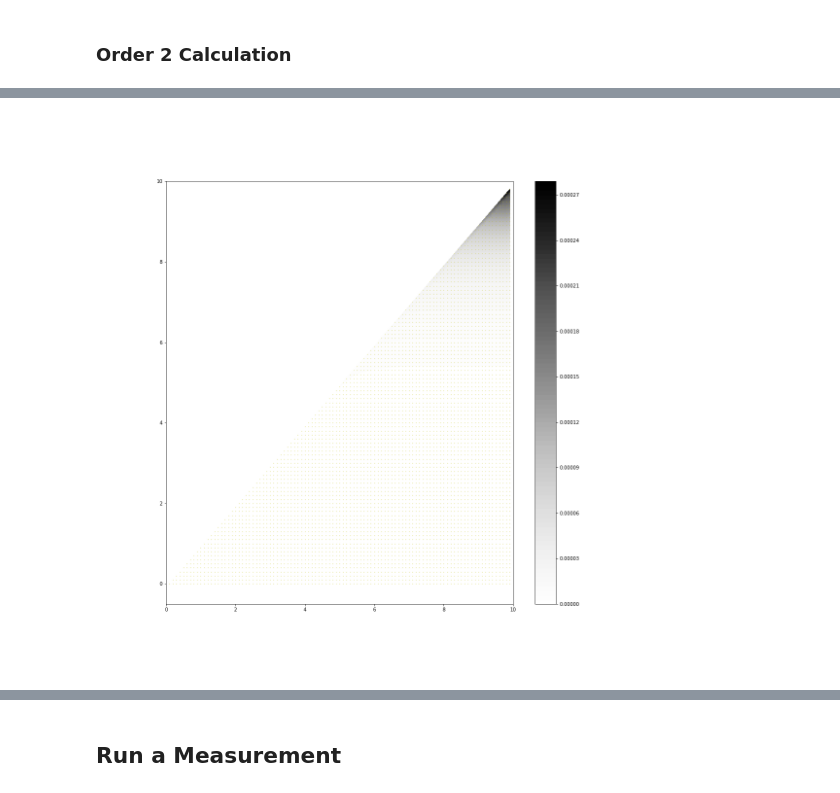
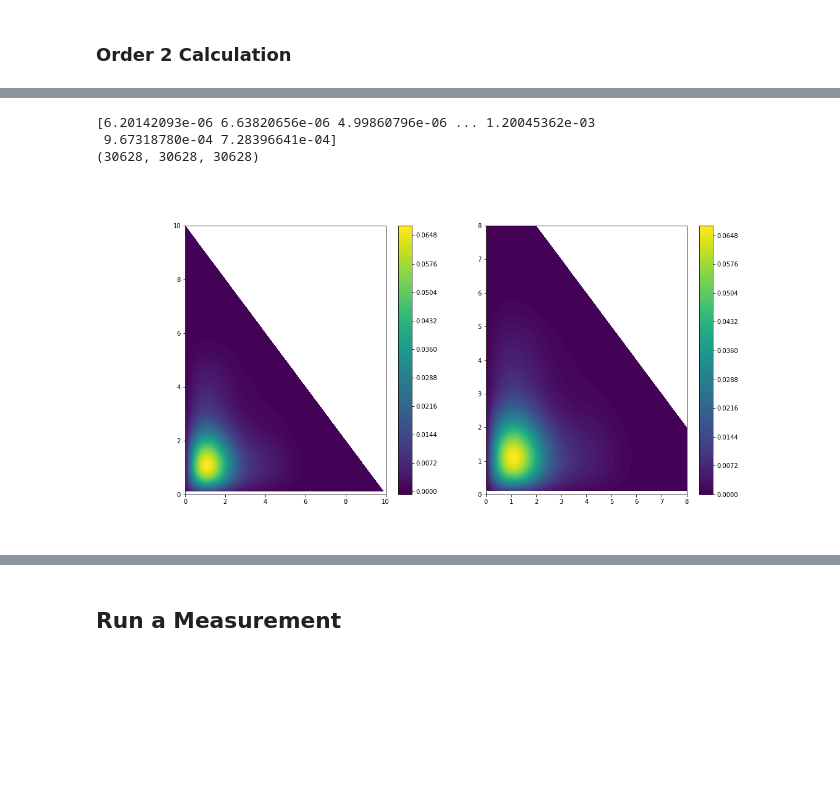
Before and after one commit to macekmar/keldy, a Jupyter notebook: notebooks/Keldy-Impurity-OneBand-Plasma.ipynb, the cells around one changed output, grey strips where cells are left out. Cells and saved outputs as stored; diff of their text form; code cells hidden in the pictures; blank space fills up the shorter version.

```diff
--- a/notebooks/Keldy-Impurity-OneBand-Plasma.ipynb
+++ b/notebooks/Keldy-Impurity-OneBand-Plasma.ipynb
@@ -115,7 +143,7 @@ operator()(keldy::impurity_oneband::gf_index_t a, keldy::impurity_oneband::gf_in
 ## Wick
 # %%
 kp_ext_1 =  k_imp.GfIndexT(10.0, 0, 0)
-kp_ext_2 =  k_imp.GfIndexT(10.0, 0, 0)
+kp_ext_2 =  k_imp.GfIndexT(10.0, 0, 1)
 
 my_integrand =  k_imp.IntegrandGT1t2Direct(g0K, kp_ext_1, kp_ext_2)
 # %% [markdown]
@@ -157,9 +190,9 @@ plt.show()
 t_max = 10.0
 
 def f1_w(t):
-    return 1e-12 + np.abs(my_integrand([10.0 - t]))
+    return 1e-12 + np.abs(my_integrand([t_max - t]))
 
-my_w = k_imp.WarperPlasmaSimpleT(f1_w, anderson_param["time_max"], 1000)
+my_w = k_imp.WarperPlasmaSimpleT(f1_w, t_max, 1000)
 # %%
 t = np.linspace(0.0,10.0,500)
 t_list = [list([t0]) for t0 in t]
@@ -183,16 +229,19 @@ plt.show()
 # # ax1.set_yscale('log')
 # plt.show()
 # %%
+u_list_p = []
 u_list = []
 v_list = []
 
-nr_sample_edge = 100
+nr_sample_edge = 250
 delta_t = t_max / nr_sample_edge
 
 for i_t1 in range(nr_sample_edge):
-    for i_t2 in range(0, i_t1):
-        u_list.append(k_imp.ui_from_vi(t_max, k_imp.vi_from_ui(t_max, [delta_t * i_t1, delta_t * i_t2])))
+    for i_t2 in range(i_t1 - 2):
+        u_list_p.append(k_imp.ui_from_vi(t_max, k_imp.vi_from_ui(t_max, [delta_t * i_t1, delta_t * i_t2])))
         v_list.append(k_imp.vi_from_ui(t_max, [delta_t * i_t1, delta_t * i_t2]))
+        u_list.append([delta_t * i_t1, delta_t * i_t2])
+
 
 g_order2   = np.array(map(my_integrand, u_list))
 g_order2_w = np.array(map(my_w.evaluate_warping_function, u_list))
@@ -221,33 +288,58 @@ plt.show()
 # %%
 # # plt.plot(t_list, g_order2.real, marker='o', markersize=3)
 
 # X, Y = np.meshgrid(, np.array(t_list)[:,1])
 
 # plt.contour(X, Y, g_order2.real)#, marker='o', markersize=3)
 
-y = np.array(u_list)[:,1]
-x = np.array(u_list)[:,0]
+y = np.array(v_list)[:,1]
+x = np.array(v_list)[:,0]
 z = np.abs(g_order2)
 
 from scipy.interpolate import griddata
 
 
 xi = np.linspace(0.0,10.0,500)
 yi = np.linspace(0.0,10.0,500)
 
 zi = griddata((x, y), z, (xi[None,:], yi[:,None]), method='cubic')
 
 
-fig = plt.figure(figsize=(16,16))
+fig = plt.figure(figsize=(16,8))
 
+plt.subplot(1,2,1)
 # plt.contour(xi,yi,zi,linewidths=0.5,colors='k', vmin=z.min(), vmax=z.max())
-plt.contourf(xi,yi,zi, 100,cmap=plt.cm.Greys, vmin=z.min(), vmax=z.max())
+plt.contourf(xi,yi,zi, 100,vmin=z.min(), vmax=z.max())
 plt.colorbar() # draw colorbar
 # plot data points.
-plt.scatter(x,y,marker='o',c='y', s=0.1)
+# plt.scatter(x,y,marker='o',c='y', s=0.1)
 # plt.xlim(-2,2)
 # plt.ylim(-2,2)
 # plt.title('griddata test (%d points)' % npts)
+
+plt.subplot(1,2,2)
+
+y = np.array(v_list)[:,1]
+x = np.array(v_list)[:,0]
+z = 2 *  g_order2_w #/ np.abs(g_order2)
+print(z)
+print(len(x), len(y), len(z))
+from scipy.interpolate import griddata
+
+xi = np.linspace(0.0,8.0,500)
+yi = np.linspace(0.0,8.0,500)
+
+zi = griddata((x, y), z, (xi[None,:], yi[:,None]), method='cubic')
+
+plt.contourf(xi,yi,zi, 100, )
+plt.colorbar() # draw colorbar
+# plt.scatter(x,y,marker='o',c='y', s=0.1)
+
+
+
 plt.show()
 # %% [output]
+[6.20142093e-06 6.63820656e-06 4.99860796e-06 ... 1.20045362e-03
+ 9.67318780e-04 7.28396641e-04]
+(30628, 30628, 30628)
-[figure, old version]
+[figure, new version]
```
Also changed, not shown: parts of 24 cells of this notebook, 9 other files.
